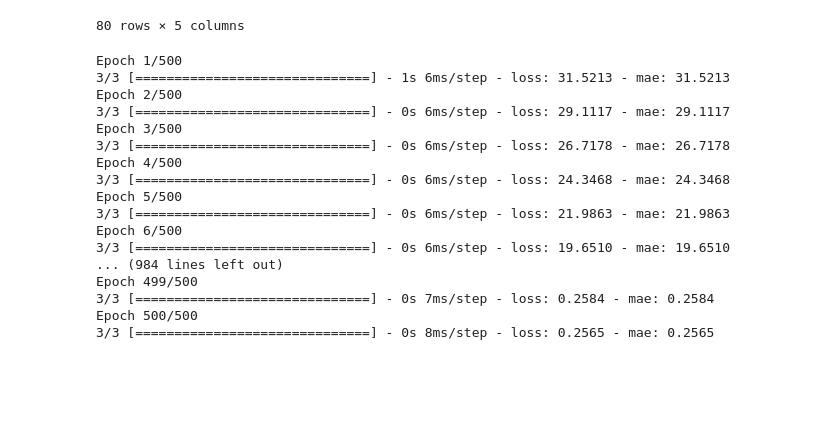
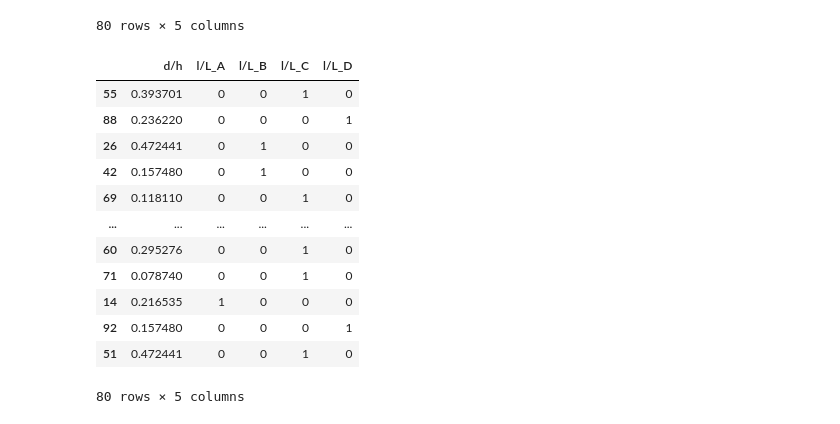
Before and after one commit to LiTaokui/TensorFlow-EXAMPLE, a Jupyter notebook: Tensorflow_example.ipynb, the cells around one changed output. Drawn from its saved outputs; the diff is of its cells as text; code cells hidden in the pictures; blank space fills up the shorter version.

```diff
--- a/Tensorflow_example.ipynb
+++ b/Tensorflow_example.ipynb
@@ -98,6 +94,22 @@ X_train
 | 92 | 18.258 | 30.710 | 47.646 | 50.505 | 81.353 |
 | 51 | 18.946 | 31.252 | 39.860 | 47.123 | 72.305 |
 80 rows × 5 columns
+# %%
+y_train
+# %% [output]
+|  | d/h | l/L_A | l/L_B | l/L_C | l/L_D |
+| 55 | 0.393701 | 0 | 0 | 1 | 0 |
+| 88 | 0.236220 | 0 | 0 | 0 | 1 |
+| 26 | 0.472441 | 0 | 1 | 0 | 0 |
+| 42 | 0.157480 | 0 | 1 | 0 | 0 |
+| 69 | 0.118110 | 0 | 0 | 1 | 0 |
+| ... | ... | ... | ... | ... | ... |
+| 60 | 0.295276 | 0 | 0 | 1 | 0 |
+| 71 | 0.078740 | 0 | 0 | 1 | 0 |
+| 14 | 0.216535 | 1 | 0 | 0 | 0 |
+| 92 | 0.157480 | 0 | 0 | 0 | 1 |
+| 51 | 0.472441 | 0 | 0 | 1 | 0 |
+80 rows × 5 columns
 # %%
 # build a neural network
 tf.random.set_seed(42)
@@ -105,31 +117,10 @@ tf.random.set_seed(42)
 # 1.create a model
 frame_model = tf.keras.Sequential([
         tf.keras.layers.Dense(10),
-        tf.keras.layers.Dense(2)
+        tf.keras.layers.Dense(5)
 ])
 
 # 2. compile the model
 frame_model.compile(loss=tf.keras.losses.mae,
-          optimizer=tf.keras.optimizers.Adam(),
-          metrics=["mae"])
-
-# 3. fit the model
-history = frame_model.fit(X_train,y_train,epochs=500)
+             optimizer=tf.keras.optimizers.SGD(),
+             metrics=["mae"])
-# %% [output]
-Epoch 1/500
-3/3 [==============================] - 1s 6ms/step - loss: 31.5213 - mae: 31.5213
-Epoch 2/500
-3/3 [==============================] - 0s 6ms/step - loss: 29.1117 - mae: 29.1117
-Epoch 3/500
-3/3 [==============================] - 0s 6ms/step - loss: 26.7178 - mae: 26.7178
-Epoch 4/500
-3/3 [==============================] - 0s 6ms/step - loss: 24.3468 - mae: 24.3468
-Epoch 5/500
-3/3 [==============================] - 0s 6ms/step - loss: 21.9863 - mae: 21.9863
-Epoch 6/500
-3/3 [==============================] - 0s 6ms/step - loss: 19.6510 - mae: 19.6510
-... (984 lines left out)
-Epoch 499/500
-3/3 [==============================] - 0s 7ms/step - loss: 0.2584 - mae: 0.2584
-Epoch 500/500
-3/3 [==============================] - 0s 8ms/step - loss: 0.2565 - mae: 0.2565
```
Also changed, not shown: parts of 10 cells of this notebook.
